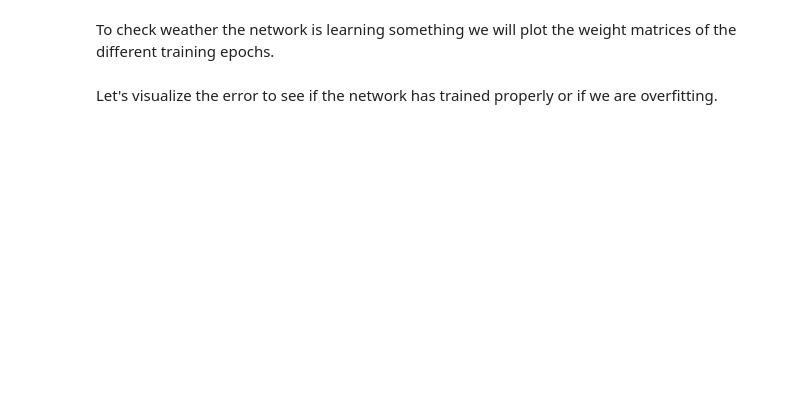
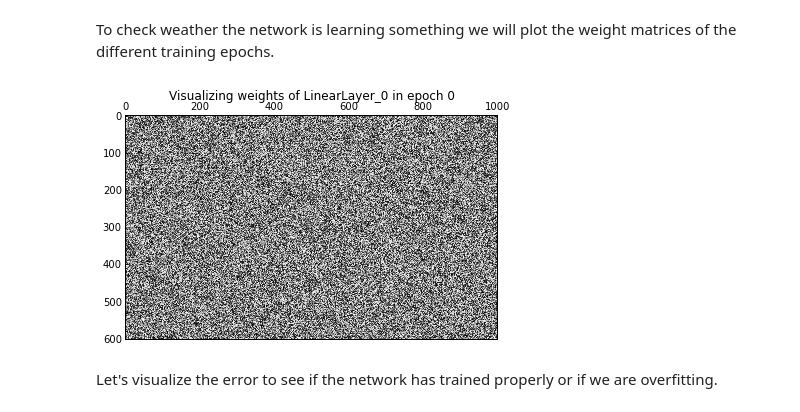
Before and after one commit to zapletal-martin/muvr-analytics-1, a Jupyter notebook: ipython-analysis/activity-mlp.ipynb, the cells around one changed output. Drawn from its saved outputs; the diff is of its cells as text; code cells hidden in the pictures; blank space fills up the shorter version.

```diff
--- a/ipython-analysis/activity-mlp.ipynb
+++ b/ipython-analysis/activity-mlp.ipynb
@@ -31,11 +31,9 @@ from training.acceleration_dataset import AccelerationDataset
 def label_mapper(label):
     return label if label == "-/slacking" else "-/exercising"
 
-root_path = os.path.abspath(os.path.relpath('../../muvr-training-data/combined/combined-tbl-activity-slacking/'))
-
 dataset = AccelerationDataset(
-    os.path.join(root_path, 'train'),
-    os.path.join(root_path, 'test'),
+    os.path.abspath(os.path.relpath('datasets/combined/combined-tbl-activity-slacking-train.zip')),
+    os.path.abspath(os.path.relpath('datasets/combined/combined-tbl-activity-slacking-test.zip')),
     label_mapper=label_mapper)
 
 print "Number of training examples:", dataset.num_train_examples
@@ -185,7 +183,7 @@ layers.append(Affine(
         bias=bias_init,
         activation=Logistic()))
 
-mlpmodel = MLPMeasurementModel(os.path.join(root_path, 'models'), lrate=0.01, max_epochs=20)
+mlpmodel = MLPMeasurementModel('models', lrate=0.01, max_epochs=20)
 
 model = mlpmodel.train(dataset, Model(layers=layers))
 # %% [output]
@@ -228,34 +225,36 @@ def closestSqrt(i):
         if N * M == i:
             return N, M
 
         N -= 1
 
 def plot_filters(**kwargs):
     n = kwargs['n']
     layer_name = kwargs['layer']
-    dest_path = os.path.join(root_path, 'models', 'workout-mlp-ep_' + str(n))
+    dest_path = os.path.join('models', 'workout-mlp-ep_' + str(n))
     params = pkl.load(open(dest_path, 'r'))
 
     wts = params['layer_params_states'][layer_names.index(layer_name)]['params']
 
     nrows, ncols = closestSqrt(wts.shape[0])
     fr, fc = closestSqrt(wts.shape[1])
 
     fi = 0
 
     W = np.zeros((fr*nrows, fc*ncols))
     for row, col in [(row, col) for row in range(nrows) for col in range(ncols)]:
         W[fr*row:fr*(row+1):,fc*col:fc*(col+1)] = wts[fi].reshape(fr,fc)
         fi = fi + 1
 
     matshow(W, cmap=cm.gray)
     title('Visualizing weights of '+layer_name+' in epoch ' + str(n) )
     show()
 
 _i = interact(plot_filters,
               layer=widgets.widget_selection.ToggleButtons(options = layer_names),
               n=IntSlider(description='epochs',
                                         min=0, max=mlpmodel.max_epochs-1, value=0, step=1))
+# %% [output]
+[figure, added]
 # %% [markdown]
 Let's visualize the error to see if the network has trained properly or if we are overfitting.
 # %%
```
Also changed, not shown: parts of 4 cells of this notebook.
